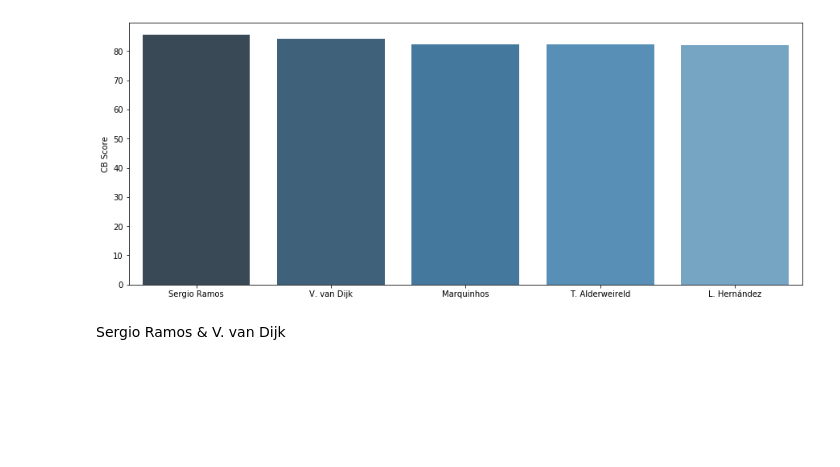
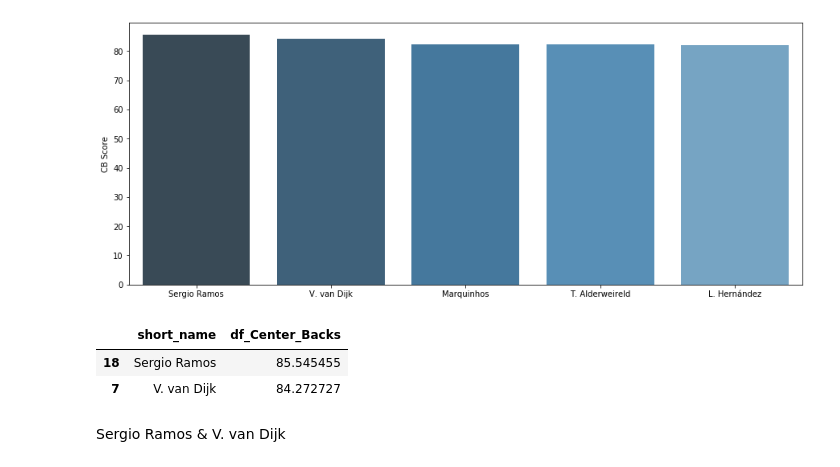
Before and after one commit to johnseo1026/TIL-H, a Jupyter notebook: best11 분석을 통해 만들기.ipynb, the cells around one changed output. Drawn from its saved outputs; the diff is of its cells as text; code cells hidden in the pictures; blank space fills up the shorter version.

```diff
--- a/best11 분석을 통해 만들기.ipynb
+++ b/best11 분석을 통해 만들기.ipynb
@@ -61,18 +70,24 @@ J. Oblack
 ### CB
 # %%
 #Choosing Defenders
-df['df_centre_backs'] = ( d*df.movement_reactions + c*df.mentality_interceptions + d*df.defending_sliding_tackle + d*df.defending_standing_tackle + b*df.mentality_vision+ b*df.mentality_composure + b*df.attacking_crossing +a*df.attacking_short_passing + b*df.skill_long_passing+ c*df.movement_acceleration + b*df.movement_sprint_speed
+df['df_Center_Backs'] = ( d*df.movement_reactions + c*df.mentality_interceptions + d*df.defending_sliding_tackle + d*df.defending_standing_tackle + b*df.mentality_vision+ b*df.mentality_composure + b*df.attacking_crossing +a*df.attacking_short_passing + b*df.skill_long_passing+ c*df.movement_acceleration + b*df.movement_sprint_speed
 + d*df.power_stamina + d*df.power_jumping + d*df.attacking_heading_accuracy + b*df.power_long_shots + d*df.defending_marking + c*df.mentality_aggression)/(6*b + 3*c + 7*d)
 # %%
 plt.figure(figsize=(15,6))
-sd = df[(df['team_position'] == 'CB') | (df['team_position'] == 'RCB') | (df['team_position'] == 'LCB')].sort_values('df_centre_backs', ascending=False)[:5]
+sd = df[(df['team_position'] == 'CB') | (df['team_position'] == 'RCB') | (df['team_position'] == 'LCB')].sort_values('df_Center_Backs', ascending=False)[:5]
 x2 = np.array(list(sd['short_name']))
-y2 = np.array(list(sd['df_centre_backs']))
+y2 = np.array(list(sd['df_Center_Backs']))
 sns.barplot(x2, y2, palette=sns.color_palette("Blues_d"))
 plt.ylabel("CB Score")
 # %% [output]
 Text(0, 0.5, 'CB Score')
 [figure]
+# %%
+sd[['short_name','df_Center_Backs']].head(2)
+# %% [output]
+|  | short_name | df_Center_Backs |
+| 18 | Sergio Ramos | 85.545455 |
+| 7 | V. van Dijk | 84.272727 |
 # %% [markdown]
 Sergio Ramos & V. van Dijk
 # %% [markdown]
```
Also changed, not shown: parts of 11 cells of this notebook.
